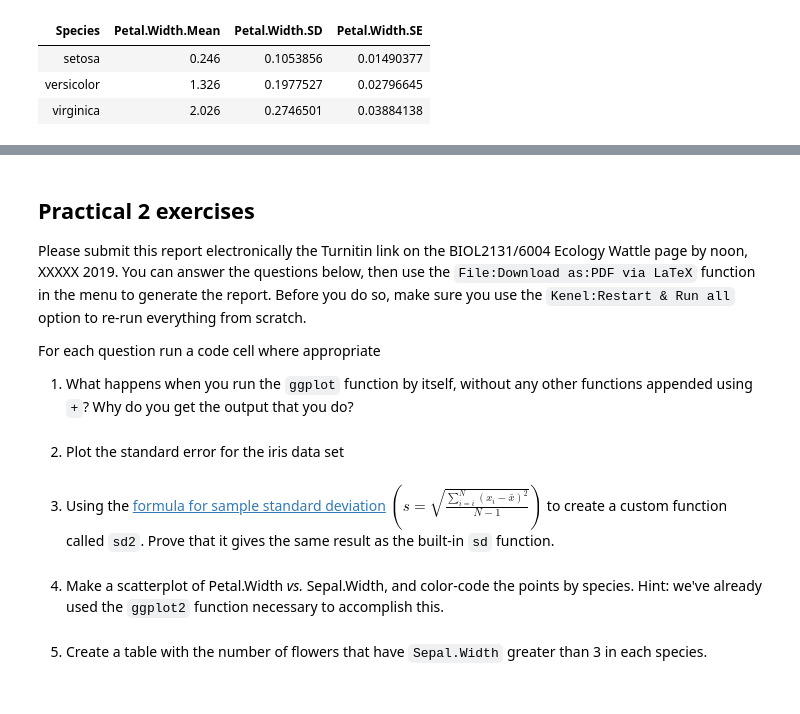
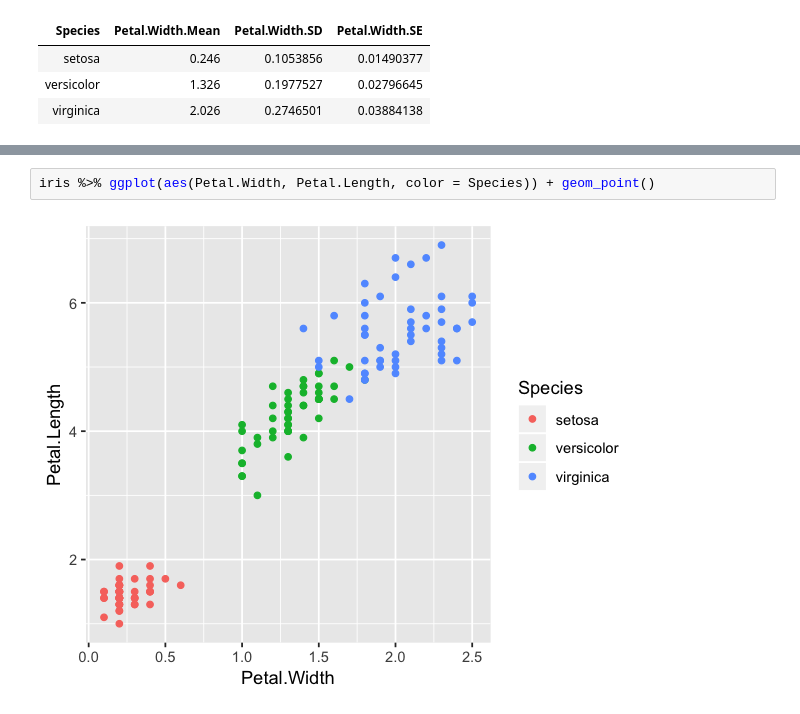
Before and after one commit to mikheyev/ecology-prac2, a Jupyter notebook: intro to visualization and analysis.ipynb, the cells around one changed output, grey strips where cells are left out. Cells and saved outputs as stored; diff of their text form.

Commit message:
mostly working prac, need to fix questions

```diff
--- a/intro to visualization and analysis.ipynb
+++ b/intro to visualization and analysis.ipynb
@@ -181,15 +161,4 @@ head(iris2)
-# %% [markdown]
-## Practical 2 exercises
-Please submit this report electronically the Turnitin link on the BIOL2131/6004 Ecology Wattle page by noon, XXXXX 2019. You can answer the questions below, then use the `File:Download as:PDF via LaTeX` function in the menu to generate the report. Before you do so, make sure you use the `Kenel:Restart & Run all` option to re-run everything from scratch.
-
-For each question run a code cell where appropriate
-
-1. What happens when you run the `ggplot` function by itself, without any other functions appended using `+`? Why do you get the output that you do?
-# %% [markdown]
-2. Plot the standard error for the iris data set
-# %% [markdown]
-3. Using the [formula for sample standard deviation](https://en.wikipedia.org/wiki/Standard_deviation) $(s = \sqrt{\frac{\sum^N_{i=i} (x_i - \bar x)^2}{N-1}})$ to create a custom function called `sd2`. Prove that it gives the same result as the built-in `sd` function.
-# %% [markdown]
-4. Make a scatterplot of Petal.Width _vs._ Sepal.Width, and color-code the points by species. Hint: we've already used the `ggplot2` function necessary to accomplish this.
-# %% [markdown]
-5. Create a table with the number of flowers that have `Sepal.Width` greater than 3 in each species.
+# %%
+iris %>% ggplot(aes(Petal.Width, Petal.Length, color = Species)) + geom_point()
+# %% [output]
+[figure, added]
```
Also changed, not shown: parts of 34 cells of this notebook, 4 other files.
